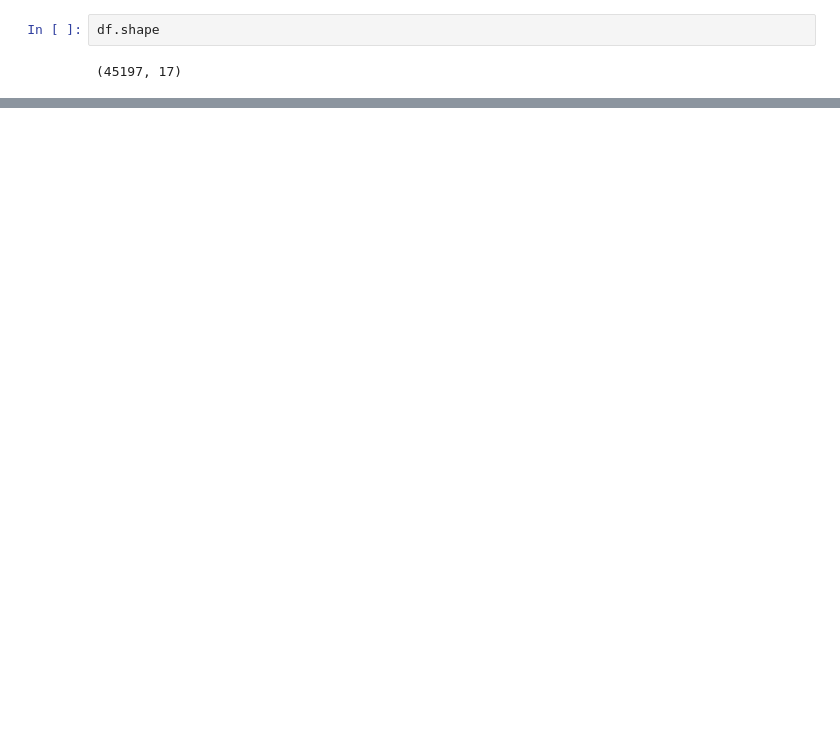
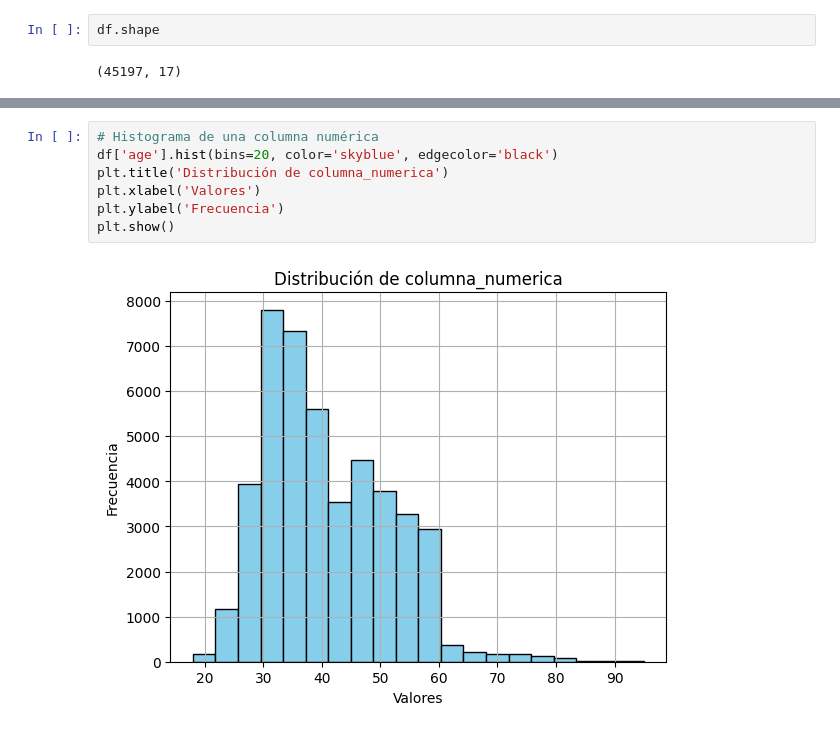
Before and after one commit to DANIELRINCON28/PRACTICE-DATA-ANALYST, a Jupyter notebook: practica1/practicejob.ipynb, the cells around one changed output, grey strips where cells are left out. Drawn from its saved outputs; the diff is of its cells as text; blank space fills up the shorter version.

```diff
--- a/practica1/practicejob.ipynb
+++ b/practica1/practicejob.ipynb
@@ -316,0 +334,9 @@ df.shape
+# %%
+# Histograma de una columna numérica
+df['age'].hist(bins=20, color='skyblue', edgecolor='black')
+plt.title('Distribución de columna_numerica')
+plt.xlabel('Valores')
+plt.ylabel('Frecuencia')
+plt.show()
+# %% [output]
+[figure, added]
```
Also changed, not shown: parts of 11 cells of this notebook.
